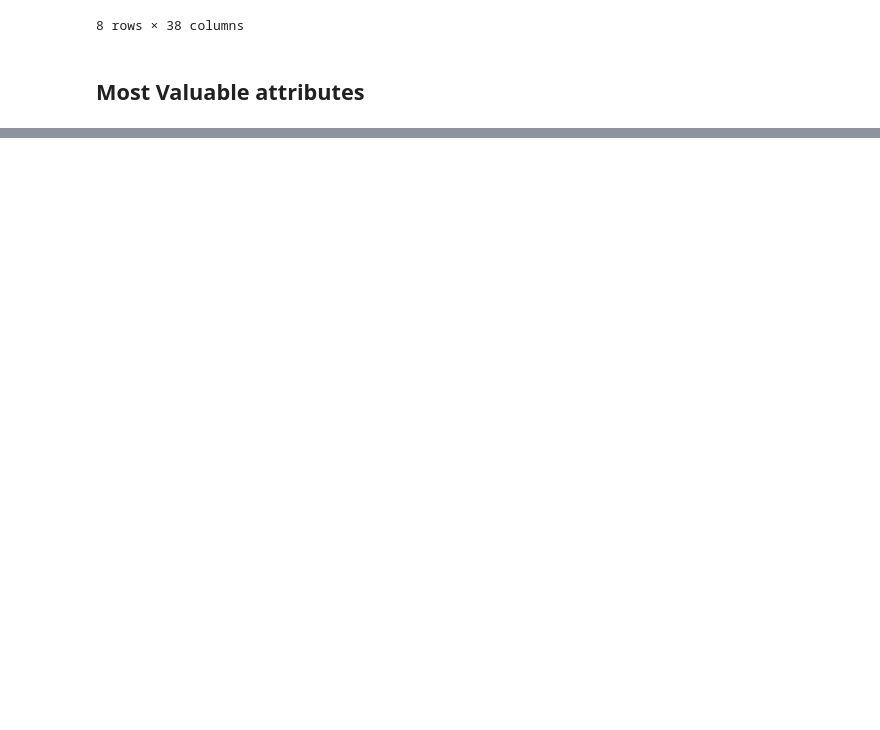
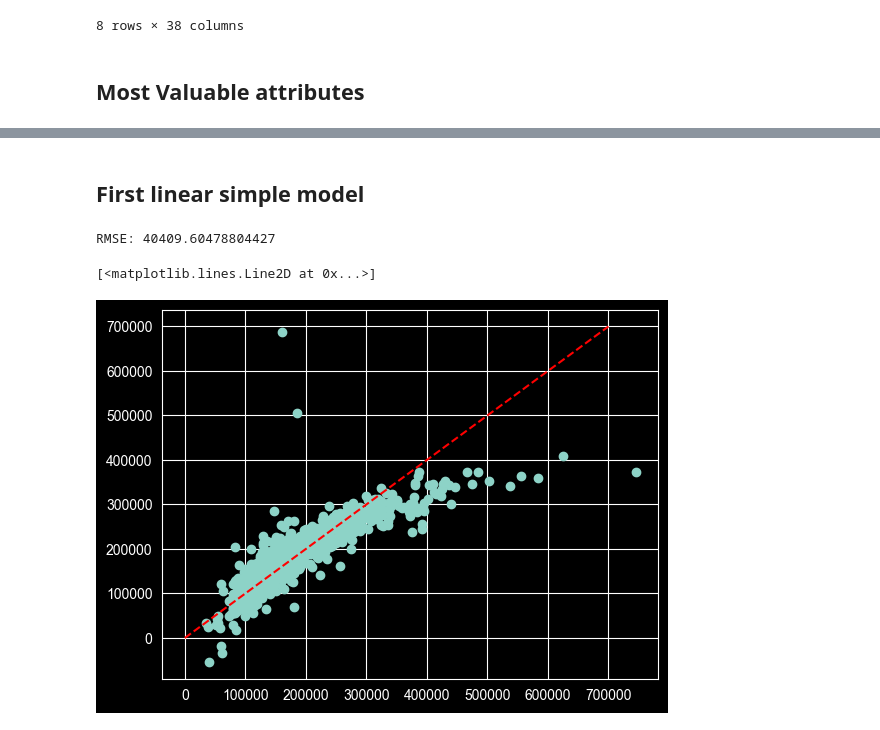
Before and after one commit to xJacoob/PythonMachineLearning, a Jupyter notebook: HousePrices(Kaggle)/Notebook.ipynb, the cells around one changed output, grey strips where cells are left out. Drawn from its saved outputs; the diff is of its cells as text; code cells hidden in the pictures; blank space fills up the shorter version.

```diff
--- a/HousePrices(Kaggle)/Notebook.ipynb
+++ b/HousePrices(Kaggle)/Notebook.ipynb
@@ -58,0 +84,14 @@ X_most_valuable_attributes = X["OverallQual", "OverallCond", "YearBuilt", "1stFl
+# %% [markdown]
+## First linear simple model
+# %%
+lin_reg = LinearRegression()
+cross_validation = cross_val_score(lin_reg, X_train, y_train, cv=3, scoring="neg_root_mean_squared_error")
+print(f"RMSE: {np.median(cross_validation) * -1}")
+
+predicted = cross_val_predict(lin_reg, X_train, y_train, cv=3, n_jobs=-1)
+plt.scatter(y_train, predicted)
+plt.plot([0, 700000], [0, 700000], color="red", linestyle="--")
+# %% [output]
+RMSE: 40409.60478804427
+[<matplotlib.lines.Line2D at 0x...>]
+[figure, added]
```
Also changed, not shown: parts of 4 cells of this notebook, 1 other file.
